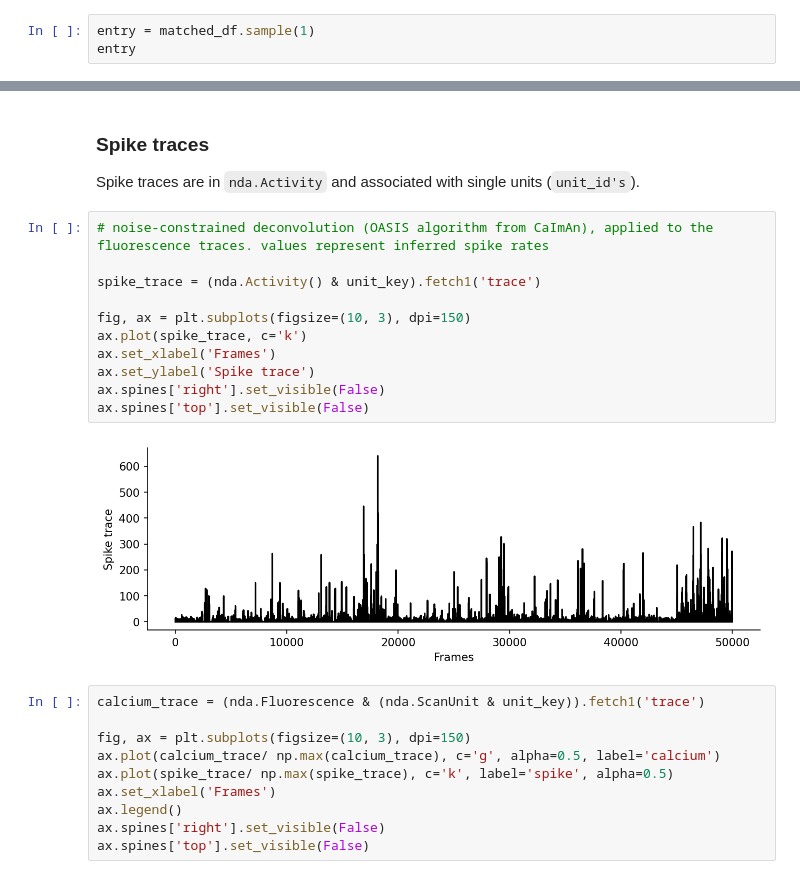
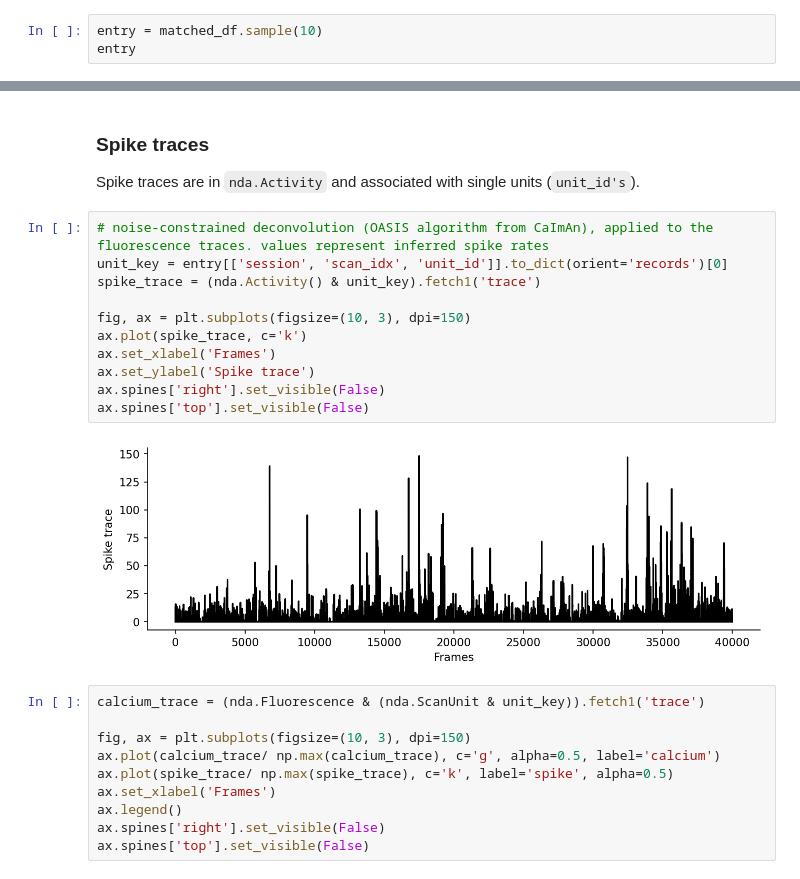
Before and after one commit to julietj135/microns_phase3_nda, a Jupyter notebook: tutorial_notebooks/Matched_Cell_Functional_Data.ipynb, the cells around one changed output, grey strips where cells are left out. Drawn from its saved outputs; the diff is of its cells as text.

```diff
--- a/tutorial_notebooks/Matched_Cell_Functional_Data.ipynb
+++ b/tutorial_notebooks/Matched_Cell_Functional_Data.ipynb
@@ -129,6 +130,6 @@ Note: More confident matches will have a smaller residual and larger separation
 # %% [markdown]
 ### Select a random entry
 # %%
-entry = matched_df.sample(1)
+entry = matched_df.sample(10)
 entry
 # %% [output]
@@ -336,17 +352,17 @@ Total: 8395
 Spike traces are in `nda.Activity` and associated with single units (`unit_id's`).
 # %%
 # noise-constrained deconvolution (OASIS algorithm from CaImAn), applied to the fluorescence traces. values represent inferred spike rates
-
+unit_key = entry[['session', 'scan_idx', 'unit_id']].to_dict(orient='records')[0]
 spike_trace = (nda.Activity() & unit_key).fetch1('trace')
 
 fig, ax = plt.subplots(figsize=(10, 3), dpi=150)
 ax.plot(spike_trace, c='k')
 ax.set_xlabel('Frames')
 ax.set_ylabel('Spike trace')
 ax.spines['right'].set_visible(False)
 ax.spines['top'].set_visible(False)
 # %% [output]
-[figure, old version]
+[figure, new version]
 # %%
 calcium_trace = (nda.Fluorescence & (nda.ScanUnit & unit_key)).fetch1('trace')
 
```
Also changed, not shown: parts of 9 cells of this notebook.
